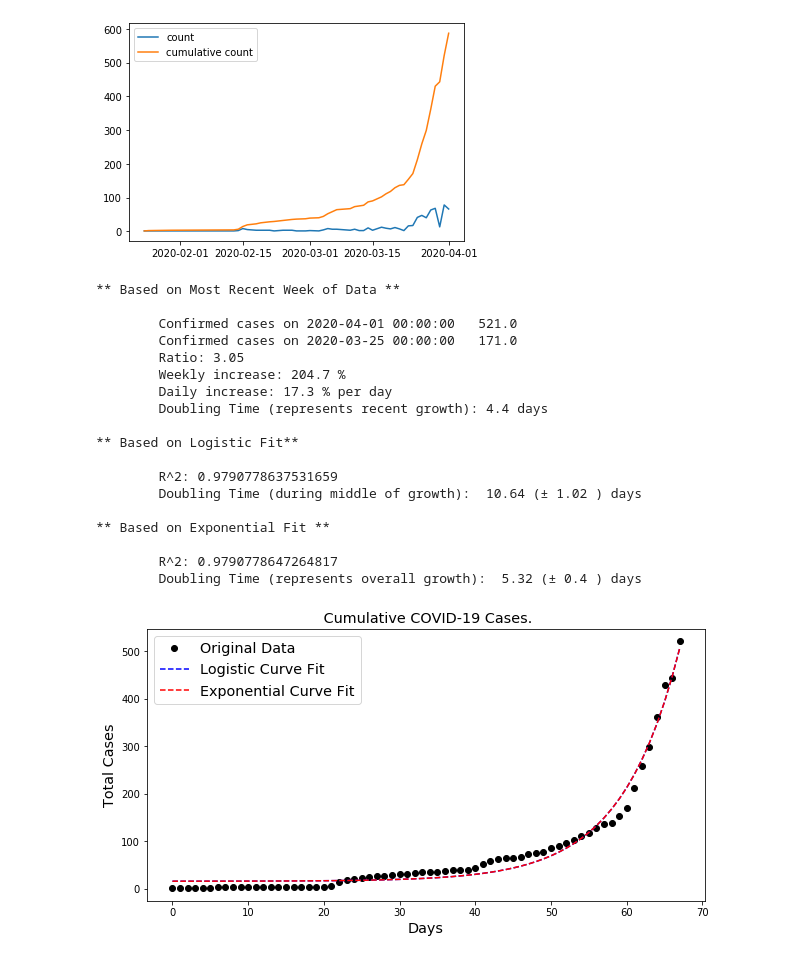
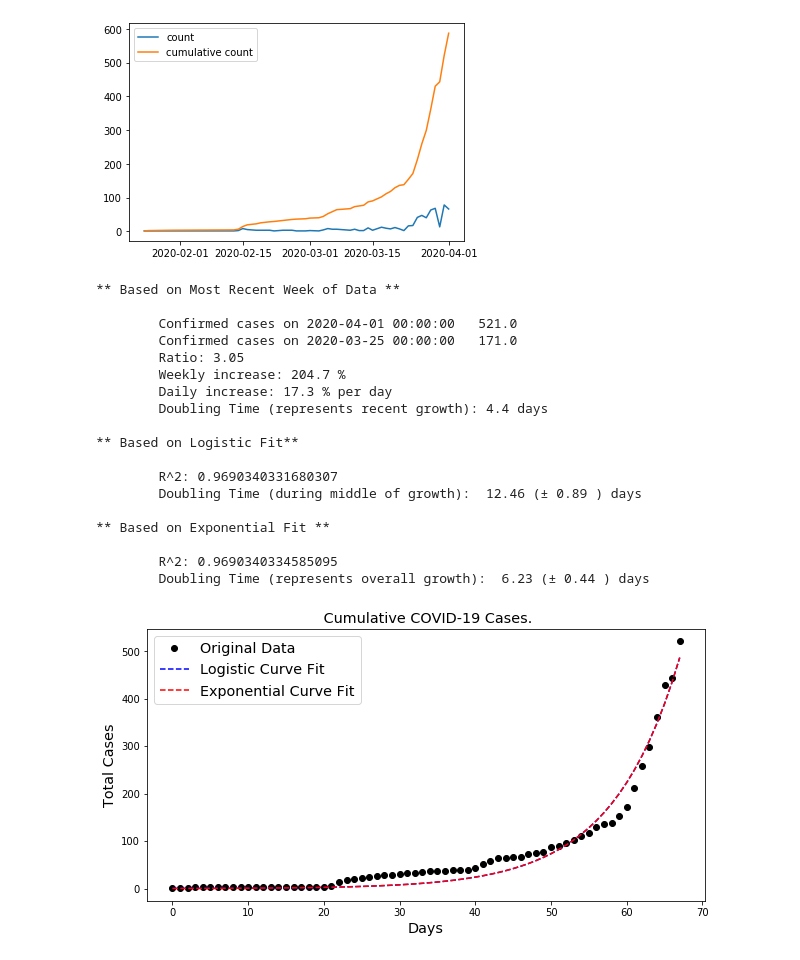
Before and after one commit to msakuta/covid, a Jupyter notebook: curvefit-tokyo.ipynb, the cells around one changed output. Drawn from its saved outputs; the diff is of its cells as text; code cells hidden in the pictures.

```diff
--- a/curvefit-tokyo.ipynb
+++ b/curvefit-tokyo.ipynb
@@ -56,13 +56,13 @@ plt.legend()
 <matplotlib.legend.Legend at 0x...>
 [figure]
 # %%
-def logistic(t, a, b, c, d):
-    return c + (d - c)/(1 + a * np.exp(- b * t))
+def logistic(t, a, b, d):
+    return (d)/(1 + a * np.exp(- b * t))
 
-def exponential(t, a, b, c):
-    return a * np.exp(b * t) + c
+def exponential(t, a, b):
+    return a * np.exp(b * t)
 
-def plot_growth(dates, count, logistic_extrap=10):
+def plot_growth(dates, count, logistic_extrap=10, exponential_extrap=10):
     raw_x = np.array([(date - dates[0]).days for date in dates])
     x = np.arange(raw_x[0], raw_x[-1])
     y = np.interp(x, raw_x, count) # Linear interpolation of cases doesn't make much sense, but helps fitting
@@ -108,7 +108,7 @@ def plot_growth(dates, count, logistic_extrap=10):
         logisticr2 = 1 - (ss_res / ss_tot)
 
         if logisticr2 > 0.95:
-            log_x = np.hstack([x, np.arange(x[-1] + 1, x[-1] + logistic_extrap)])
+            log_x = np.hstack([x, np.arange(x[-1] + 1, x[-1] + logistic_extrap + 1)])
             plt.plot(log_x, logistic(log_x, *lpopt), 'b--', label="Logistic Curve Fit")
             print('\n** Based on Logistic Fit**\n')
             print('\tR^2:', logisticr2)
@@ -120,7 +120,7 @@ def plot_growth(dates, count, logistic_extrap=10):
         pass
 
     try:
-        epopt, epcov = curve_fit(exponential, x, y, bounds=([0,0,-100],[100,0.9,100]), maxfev=10000)
+        epopt, epcov = curve_fit(exponential, x, y, bounds=([0,0],[100,0.9]), maxfev=10000)
         eerror = np.sqrt(np.diag(epcov))
 
         # for exponential curve, slope = growth rate. so doubling time = ln(2) / growth rate
@@ -135,7 +135,8 @@ def plot_growth(dates, count, logistic_extrap=10):
         expr2 = 1 - (ss_res / ss_tot)
 
         if expr2 > 0.95:
-            plt.plot(x, exponential(x, *epopt), 'r--', label="Exponential Curve Fit")
+            ext_x = np.hstack([x, np.arange(x[-1] + 1, x[-1] + exponential_extrap + 1)])
+            plt.plot(ext_x, exponential(ext_x, *epopt), 'r--', label="Exponential Curve Fit")
             print('\n** Based on Exponential Fit **\n')
             print('\tR^2:', expr2)
             print('\tDoubling Time (represents overall growth): ', round(edoubletime,2), '(±', round(edoubletimeerror,2),') days')
@@ -151,24 +152,24 @@ def plot_growth(dates, count, logistic_extrap=10):
     plt.legend(fontsize="x-large")
     plt.show()
 # %%
-plot_growth(dates, sumcount, 1)
+plot_growth(dates, sumcount, 0, 0)
 # %% [output]
 ** Based on Most Recent Week of Data **
 
         Confirmed cases on 2020-04-01 00:00:00   521.0
         Confirmed cases on 2020-03-25 00:00:00   171.0
         Ratio: 3.05
         Weekly increase: 204.7 %
         Daily increase: 17.3 % per day
         Doubling Time (represents recent growth): 4.4 days
 
 ** Based on Logistic Fit**
 
-        R^2: 0.9790778637531659
-        Doubling Time (during middle of growth):  10.64 (± 1.02 ) days
+        R^2: 0.9690340331680307
+        Doubling Time (during middle of growth):  12.46 (± 0.89 ) days
 
 ** Based on Exponential Fit **
 
-        R^2: 0.9790778647264817
-        Doubling Time (represents overall growth):  5.32 (± 0.4 ) days
+        R^2: 0.9690340334585095
+        Doubling Time (represents overall growth):  6.23 (± 0.44 ) days
-[figure, old version]
+[figure, new version]
```
